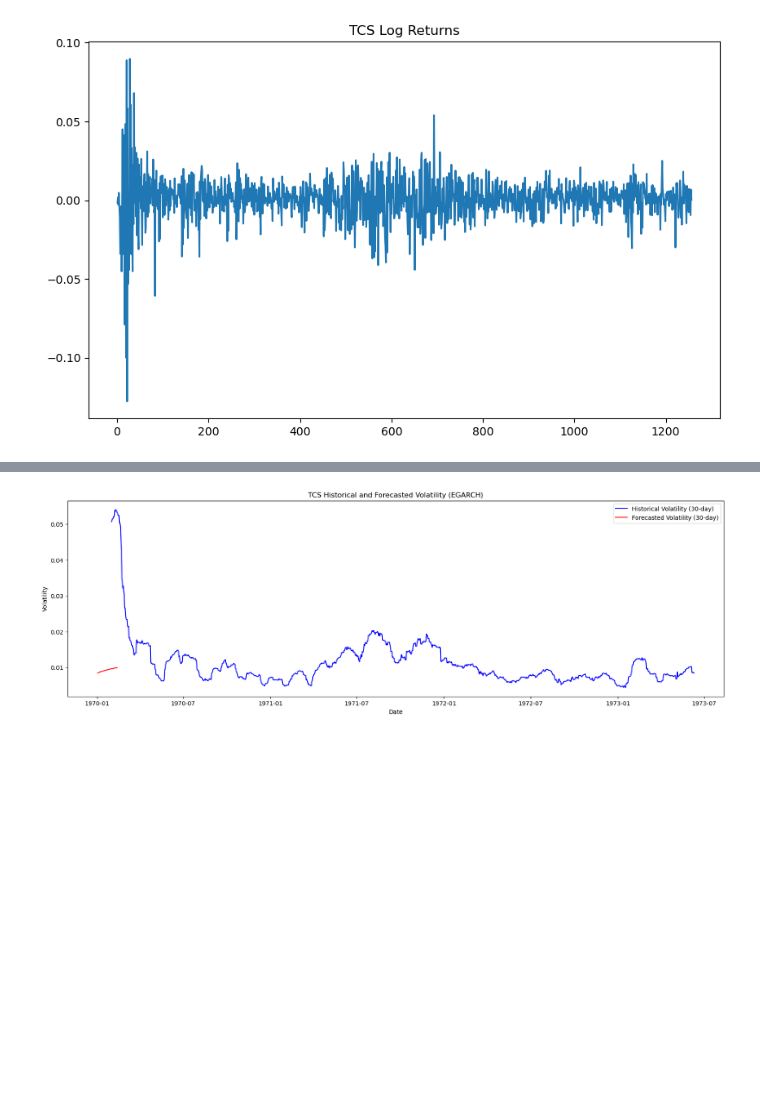
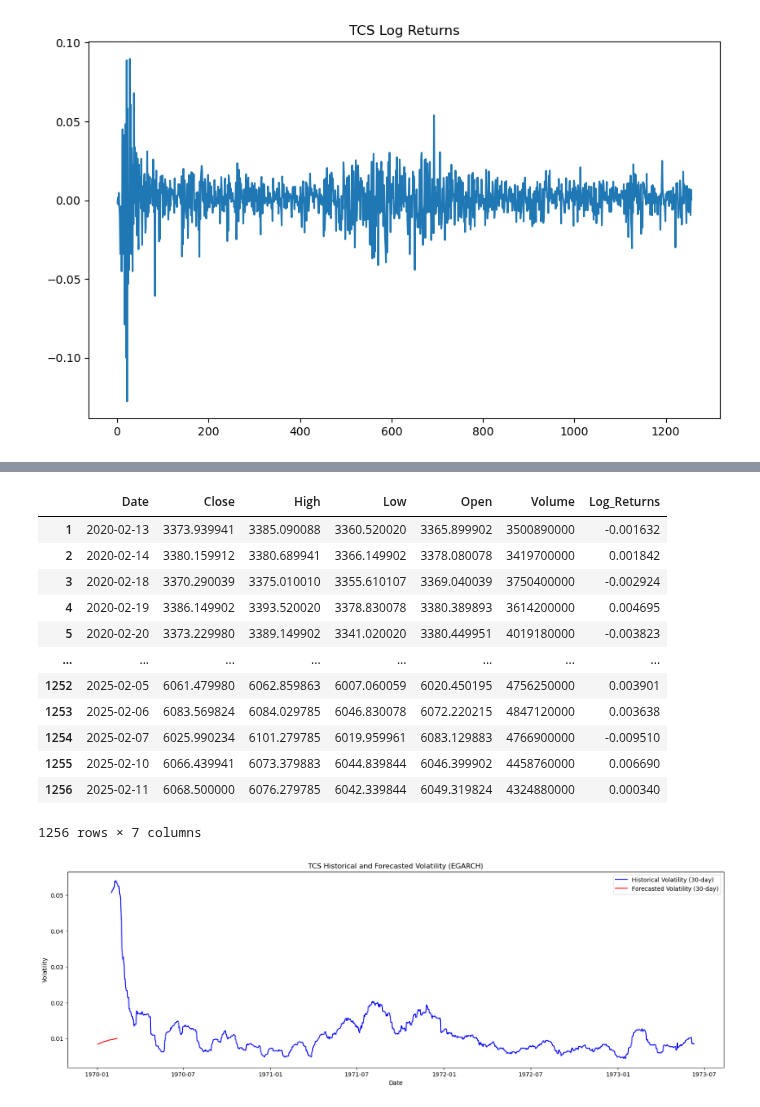
Before and after one commit to julessa/Groupe1_DataBI_Ftech, a Jupyter notebook: predictionFinal.ipynb, the cells around one changed output, grey strips where cells are left out. Cells and saved outputs as stored; diff of their text form; code cells hidden in the pictures; blank space fills up the shorter version.

```diff
--- a/predictionFinal.ipynb
+++ b/predictionFinal.ipynb
@@ -83,3 +83,19 @@ Forecasted Volatility for the next 30 days:
+# %%
+dataSP500
+# %% [output]
+|  | Date | Close | High | Low | Open | Volume | Log_Returns |
+| 1 | 2020-02-13 | 3373.939941 | 3385.090088 | 3360.520020 | 3365.899902 | 3500890000 | -0.001632 |
+| 2 | 2020-02-14 | 3380.159912 | 3380.689941 | 3366.149902 | 3378.080078 | 3419700000 | 0.001842 |
+| 3 | 2020-02-18 | 3370.290039 | 3375.010010 | 3355.610107 | 3369.040039 | 3750400000 | -0.002924 |
+| 4 | 2020-02-19 | 3386.149902 | 3393.520020 | 3378.830078 | 3380.389893 | 3614200000 | 0.004695 |
+| 5 | 2020-02-20 | 3373.229980 | 3389.149902 | 3341.020020 | 3380.449951 | 4019180000 | -0.003823 |
+| ... | ... | ... | ... | ... | ... | ... | ... |
+| 1252 | 2025-02-05 | 6061.479980 | 6062.859863 | 6007.060059 | 6020.450195 | 4756250000 | 0.003901 |
+| 1253 | 2025-02-06 | 6083.569824 | 6084.029785 | 6046.830078 | 6072.220215 | 4847120000 | 0.003638 |
+| 1254 | 2025-02-07 | 6025.990234 | 6101.279785 | 6019.959961 | 6083.129883 | 4766900000 | -0.009510 |
+| 1255 | 2025-02-10 | 6066.439941 | 6073.379883 | 6044.839844 | 6046.399902 | 4458760000 | 0.006690 |
+| 1256 | 2025-02-11 | 6068.500000 | 6076.279785 | 6042.339844 | 6049.319824 | 4324880000 | 0.000340 |
+1256 rows × 7 columns
 # %%
 # Plot the historical and forecasted volatility
 plt.figure(figsize=(20, 6))
```
Also changed, not shown: parts of 4 cells of this notebook.
